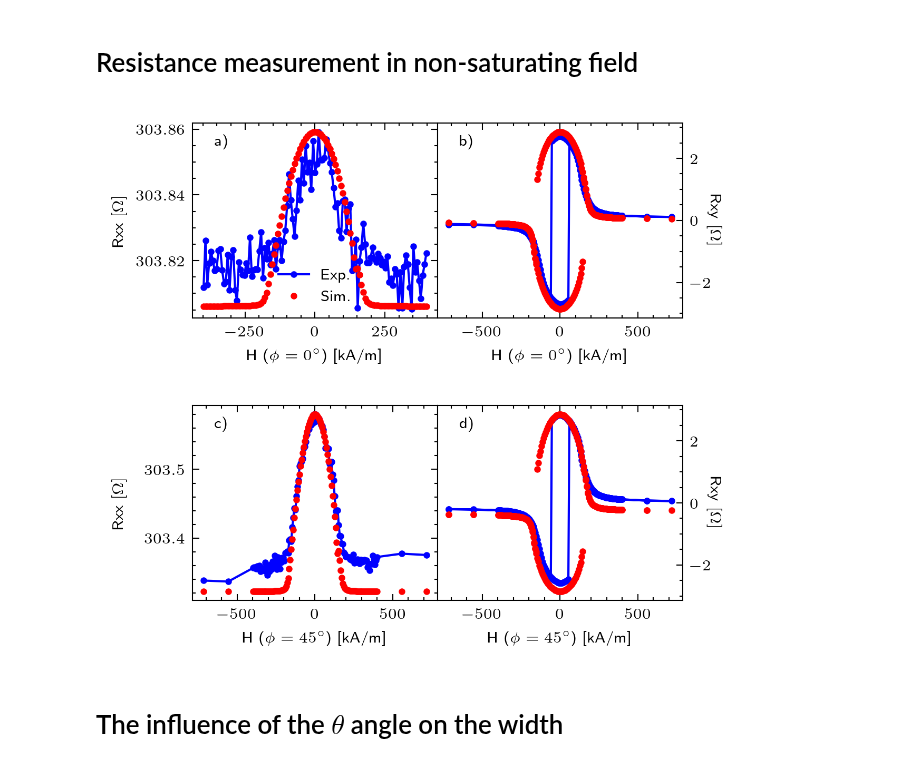
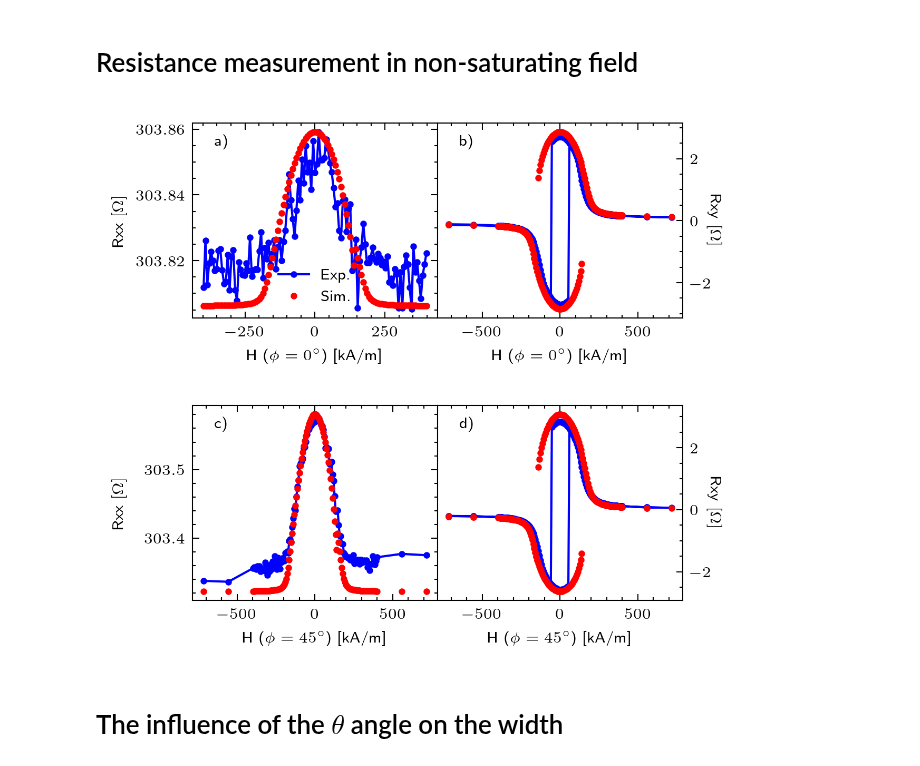
Before and after one commit to LemurPwned/cmtj, a Jupyter notebook: examples/harmonic-hall/HarmonicsFits.ipynb, the cells around one changed output. Saved outputs shown, nothing was run; the diff lists cells and outputs as text; code cells hidden in the pictures.

```diff
--- a/examples/harmonic-hall/HarmonicsFits.ipynb
+++ b/examples/harmonic-hall/HarmonicsFits.ipynb
@@ -410,20 +410,21 @@ with plt.style.context(['science', 'nature']):
             else:
                 raise ValueError("Unknown field orientation")
 
-            theta = 91
+            theta = 92
             opt_vecs = get_field_scan_from_angle(opt_scan,
                                                  theta=theta,
                                                  phi=phi)
+            if res_mode == "rxx":
+                Rx0 = [exp_y.max()]
+            simulated = simulate(Ms=0.525,
+                                 Ku=1.54e5,
+                                 alpha=0.03,
+                                 mode=res_mode,
+                                 Hvecs=opt_vecs)
             if res_mode == 'rxy':
                 exp_y -= np.mean(exp_y)
                 simulated -= np.mean(simulated)
-            else:
-                Rx0 = [exp_y.max()]
-            simulated = simulate(Ms=0.525,
-                                 Ku=1.54e5,
-                                 alpha=0.01,
-                                 mode=res_mode,
-                                 Hvecs=opt_vecs)
+
             resistance_data[f'{res_mode}_{field}'] = (opt_scan / 1e3).tolist()
             resistance_data[f'sim_{field}_{res_mode}'] = (simulated).tolist()
             ax[i, j].plot(resistance_data[f'{res_mode}_{field}'],
@@ -433,34 +434,34 @@ with plt.style.context(['science', 'nature']):
                           label='Exp.')
             ax[i, j].plot(resistance_data[f'{res_mode}_{field}'],
                           simulated,
                           'ro',
                           markersize=ms,
                           label='Sim.')
             ax[i, j].set_xlabel(f"{flabel} [kA/m]")
             ax[i, j].set_ylabel(f"{res_mode.capitalize()} $[\Omega]$")
             ax[i, 1].yaxis.tick_right()
         ax[i, 1].yaxis.set_label_position("right")
         ax[i, 1].set_ylabel(f"{res_mode.capitalize()} $[\Omega]$",
                             rotation=270)
     ax[0, 0].legend(loc=8)
 
     import matplotlib.transforms as mtransforms
     for label, ax in zip(['a)', 'b)', 'c)', 'd)', 'e)', 'f)'], ax.flatten()):
         # label physical distance in and down:
         trans = mtransforms.ScaledTranslation(10 / 72, -5 / 72,
                                               fig.dpi_scale_trans)
         ax.text(0.0,
                 1.0,
                 label,
                 transform=ax.transAxes + trans,
                 fontsize='medium',
                 verticalalignment='top',
                 bbox=dict(facecolor='none', edgecolor='none', pad=3.0))
 
     fig.align_ylabels()
     fig.subplots_adjust(wspace=0., hspace=0.45)
 # %% [output]
-[figure, old version]
+[figure, new version]
 # %% [markdown]
 # The influence of the $\theta$ angle on the width
 # %%
```
Also changed, not shown: parts of 4 cells of this notebook, 1 other file.
